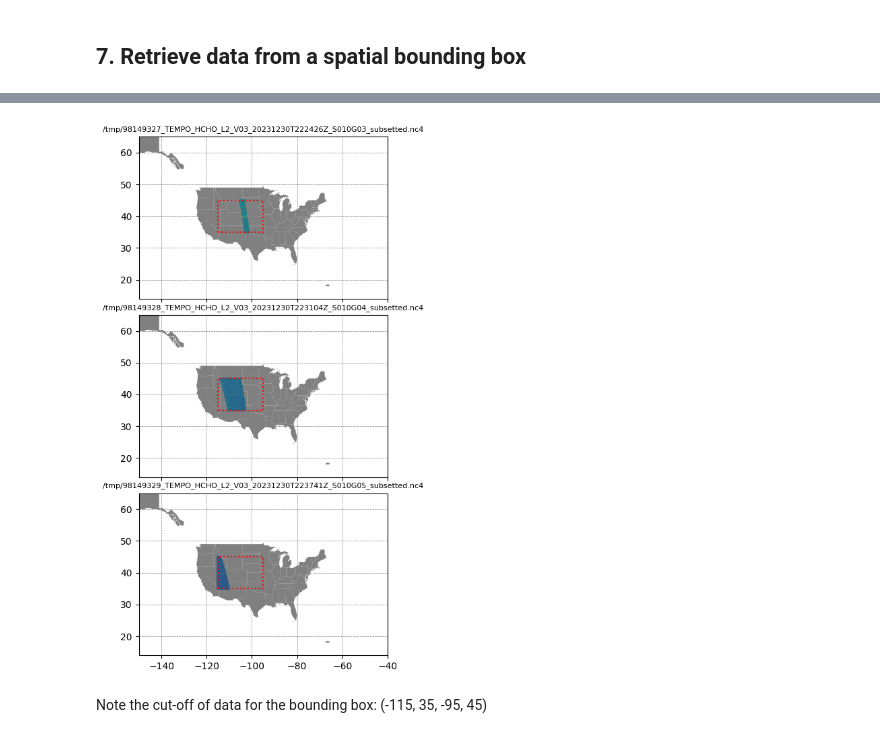
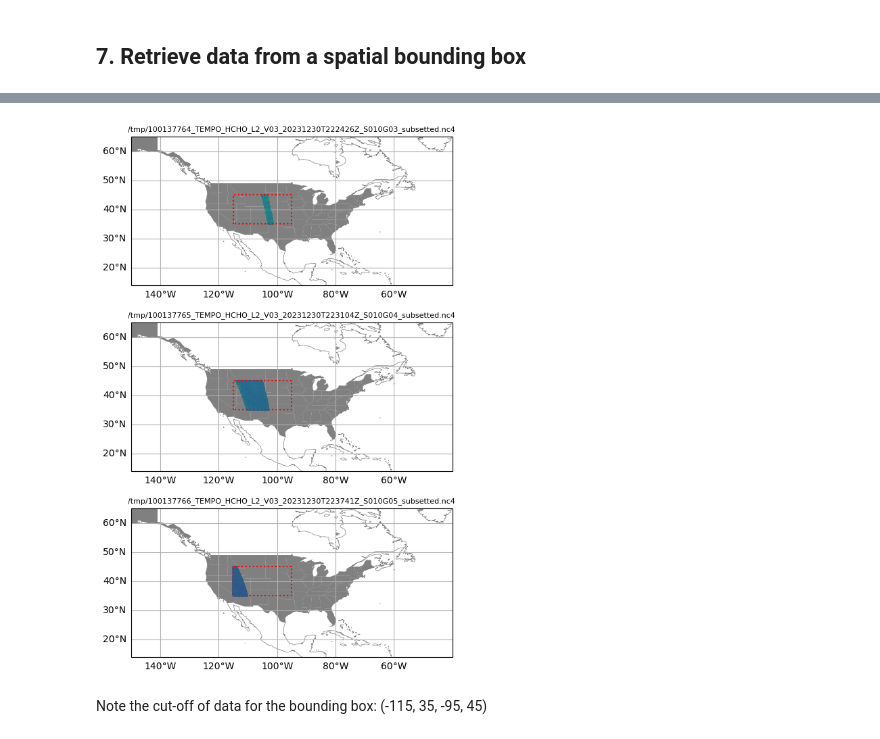
Before and after one commit to nasa/ASDC_Data_and_User_Services, a Jupyter notebook: TEMPO/how_to_visualize_TEMPO_data_using_harmony-py.ipynb, the cells around one changed output, grey strips where cells are left out. Drawn from its saved outputs; the diff is of its cells as text; code cells hidden in the pictures.

```diff
--- a/TEMPO/how_to_visualize_TEMPO_data_using_harmony-py.ipynb
+++ b/TEMPO/how_to_visualize_TEMPO_data_using_harmony-py.ipynb
@@ -371,10 +379,6 @@ jobID = 67b89942-4e0a-4f6f-b893-00d995fa1f51
 Number of result files: 3
 # %%
 # Open the data files
-ds_dict = dict()
+datatree_dict = dict()
 for r in sorted(all_results_stored):
-    ds_root = xr.open_dataset(r)
-    ds_geo = xr.open_dataset(r, group="geolocation")
-    ds_product = xr.open_dataset(r, group="product")
-
-    ds_dict[r] = xr.merge([ds_root, ds_geo, ds_product])
+    datatree_dict[r] = xr.open_datatree(r)
@@ -383,39 +385,34 @@ for r in sorted(all_results_stored):
 # %%
 # Visualize each data file
-data_proj = ccrs.PlateCarree()
-
 fig, axs = plt.subplots(
-    nrows=len(ds_dict),
-    ncols=1,
+    nrows=len(datatree_dict),
     sharex=True,
     figsize=(7, 10),
-    gridspec_kw=dict(hspace=0.1),
+    gridspec_kw=dict(hspace=0.25),
     subplot_kw={"projection": data_proj},
 )
-for i, (dk, dv) in enumerate(ds_dict.items()):
-    Var = dv["vertical_column"]
+
+for i, (key, tree) in enumerate(datatree_dict.items()):
+    Var = tree["product/vertical_column"]
     ax = axs[i]
     if np.count_nonzero(~np.isnan(Var.values)) > 0:
-        # Zm = ma.masked_where(np.isnan(Var), Var)
-        # Var[:] = Zm
-        # Var.plot(x='longitude', y='latitude', ax=axs[i])
-        ax.add_feature(cfeature.STATES, color="gray", lw=0.1)
-        ax.coastlines(resolution="50m", color="gray", linewidth=0.5)
+        ax = axs[i]
+        make_nice_map(ax)
 
-        ax.scatter(dv["longitude"], dv["latitude"], s=1, c=dv["vertical_column"])
-        ax.set_title(dk, fontsize=8)
-        ax.set_xlim((-150, -40))
-        ax.set_ylim((14, 65))
-        ax.grid(color="gray", linestyle="--", linewidth=0.5)
+        ax.scatter(
+            tree["geolocation/longitude"], tree["geolocation/latitude"], s=1, c=Var, zorder=2
+        )
+
+        ax.set_title(key, fontsize=8)
 
         # Coordinates of rectangle vertices in clockwise order
         xs = [-115, -115, -95, -95, -115]
         ys = [35, 45, 45, 35, 35]
         ax.plot(xs, ys, color="red", linestyle=":")
 
 plt.show()
 # %% [output]
-[figure, old version]
+[figure, new version]
 # %% [markdown]
 Note the cut-off of data for the bounding box: (-115, 35, -95, 45)
 # %% [markdown]
```
Also changed, not shown: parts of 18 cells of this notebook.
